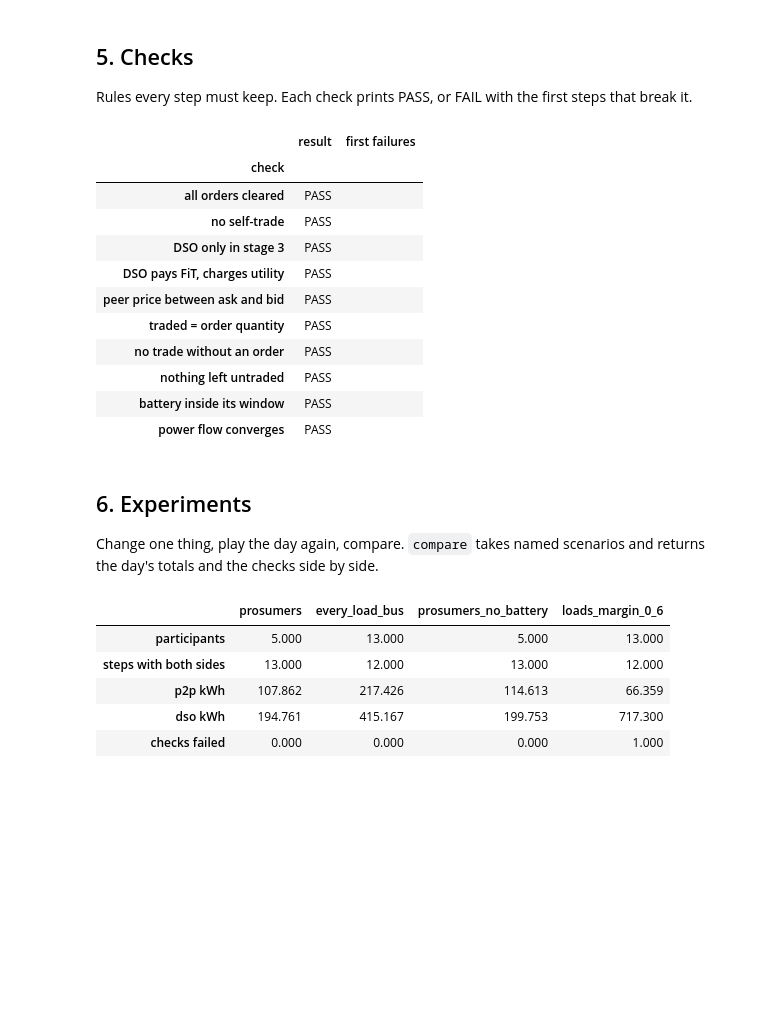
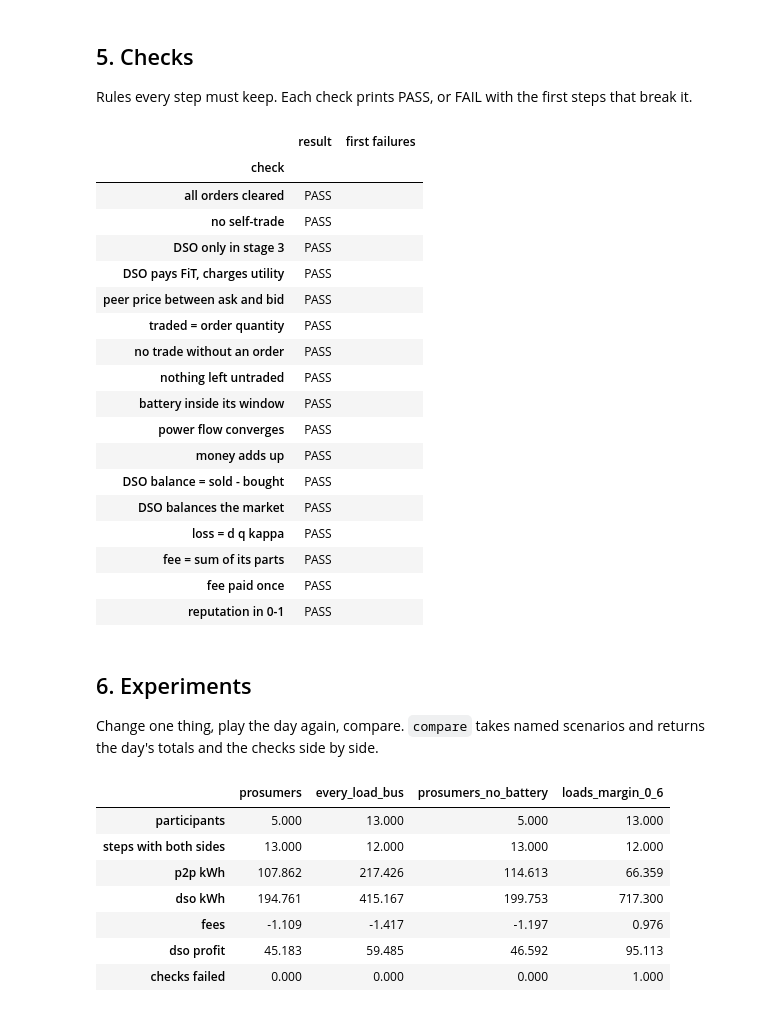
Before and after one commit to KevinRapo/P2P-thesis, a Jupyter notebook: notebooks/validate_market.ipynb, the cells around one changed output. Drawn from its saved outputs; the diff is of its cells as text; code cells hidden in the pictures; blank space fills up the shorter version.

```diff
--- a/notebooks/validate_market.ipynb
+++ b/notebooks/validate_market.ipynb
@@ -320,9 +408,11 @@ day
 # %%
-fig, (a, b) = plt.subplots(1, 2, figsize=(12, 3.5))
+fig, (a, b, c) = plt.subplots(1, 3, figsize=(16, 3.5))
 day[["sellers", "buyers"]].plot(ax=a, drawstyle="steps-post")
 a.set_title("Orders per step")
 day[["p2p", "dso"]].plot.bar(ax=b, stacked=True, width=0.8)
 b.set_title("Energy traded (kWh)")
+day[[col for col in day if col.startswith("r ")]].plot(ax=c, drawstyle="steps-post")
+c.set_title("Reputation after each step")
 plt.show()
 
 both = day[(day.sellers > 0) & (day.buyers > 0)]
@@ -352,6 +442,7 @@ TOL = 1e-6
 
 def check_day(scenario: Scenario, records: list[StepRecord]) -> pd.DataFrame:
     fit, utility = scenario.dso.feed_in_tariff, scenario.dso.utility_price
+    kappa = scenario.dso.loss_factor
     batteries = {p.id: p.battery for p in scenario.participants}
     failures: dict[str, list[str]] = {}
 
@@ -402,39 +493,71 @@ def check_day(scenario: Scenario, records: list[StepRecord]) -> pd.DataFrame:
                 fail("battery inside its window", r.step, f"{pid} {out.soc_kwh:.3f}")
         if not r.grid.converged:
             fail("power flow converges", r.step, "did not converge")
+        # Money only moves between participants and the DSO.
+        paid = sum(o.profit for o in r.participants.values()) + r.dso.profit
+        if abs(paid) > TOL:
+            fail("money adds up", r.step, f"participants + DSO = {paid:.6f}")
+        # Eq. 7: the DSO's balance is what it sold minus what it bought.
+        if abs(r.dso.balance_kwh - (r.dso.sold_kwh - r.dso.bought_kwh)) > TOL:
+            fail("DSO balance = sold - bought", r.step, f"{r.dso.balance_kwh:.4f}")
+        if abs(r.dso.balance_kwh + r.grid_balance_kwh) > TOL:
+            fail("DSO balances the market", r.step,
+                 f"DSO {r.dso.balance_kwh:.4f}, B_grid {r.grid_balance_kwh:.4f}")
+        for t in r.trades:
+            # Eq. 18: l = d · q · κ; nothing with the DSO.
+            if abs(t.transmission_loss - t.distance * t.quantity * kappa) > TOL:
+                fail("loss = d q kappa", r.step, f"{t.seller_id}->{t.buyer_id}")
+            if abs(t.fees - t.fee_parts.total) > TOL:
+                fail("fee = sum of its parts", r.step, f"{t.seller_id}->{t.buyer_id}")
+            due = t.fees if scenario.dso.fees_charged else 0.0
+            if abs(t.buyer_fee + t.seller_fee - due) > TOL:
+                fail("fee paid once", r.step, f"{t.seller_id}->{t.buyer_id}")
+        for pid, u in r.reputation.items():
+            if not -TOL <= u.reputation <= 1 + TOL:
+                fail("reputation in 0-1", r.step, f"{pid} {u.reputation:.3f}")
 
     names = [
         "all orders cleared", "no self-trade", "DSO only in stage 3",
         "DSO pays FiT, charges utility", "peer price between ask and bid",
         "traded = order quantity", "no trade without an order",
         "nothing left untraded", "battery inside its window", "power flow converges",
+        "money adds up", "DSO balance = sold - bought", "DSO balances the market",
+        "loss = d q kappa", "fee = sum of its parts", "fee paid once",
+        "reputation in 0-1",
     ]
     return pd.DataFrame(
         [
             {
                 "check": n,
                 "result": "FAIL" if n in failures else "PASS",
                 "first failures": "; ".join(failures.get(n, [])[:3]),
             }
             for n in names
         ]
     ).set_index("check")
 
 
 check_day(scenario, records)
 # %% [output]
 |  | result | first failures |
 | check |  |  |
 | all orders cleared | PASS |  |
 | no self-trade | PASS |  |
 | DSO only in stage 3 | PASS |  |
 | DSO pays FiT, charges utility | PASS |  |
 | peer price between ask and bid | PASS |  |
 | traded = order quantity | PASS |  |
 | no trade without an order | PASS |  |
 | nothing left untraded | PASS |  |
 | battery inside its window | PASS |  |
 | power flow converges | PASS |  |
+| money adds up | PASS |  |
+| DSO balance = sold - bought | PASS |  |
+| DSO balances the market | PASS |  |
+| loss = d q kappa | PASS |  |
+| fee = sum of its parts | PASS |  |
+| fee paid once | PASS |  |
+| reputation in 0-1 | PASS |  |
 # %% [markdown]
 ## 6. Experiments
 
@@ -454,6 +577,8 @@ def compare(**scenarios: Scenario) -> pd.DataFrame:
             "steps with both sides": int(((d.sellers > 0) & (d.buyers > 0)).sum()),
             "p2p kWh": d.p2p.sum(),
             "dso kWh": d.dso.sum(),
+            "fees": d.fees.sum(),
+            "dso profit": d["dso profit"].sum(),
             "checks failed": int((checks.result == "FAIL").sum()),
         }
     return pd.DataFrame(rows)
@@ -481,4 +606,6 @@ compare(
 | steps with both sides | 13.000 | 12.000 | 13.000 | 12.000 |
 | p2p kWh | 107.862 | 217.426 | 114.613 | 66.359 |
 | dso kWh | 194.761 | 415.167 | 199.753 | 717.300 |
+| fees | -1.109 | -1.417 | -1.197 | 0.976 |
+| dso profit | 45.183 | 59.485 | 46.592 | 95.113 |
 | checks failed | 0.000 | 0.000 | 0.000 | 1.000 |
```
Also changed, not shown: parts of 6 cells of this notebook, 11 other files.
